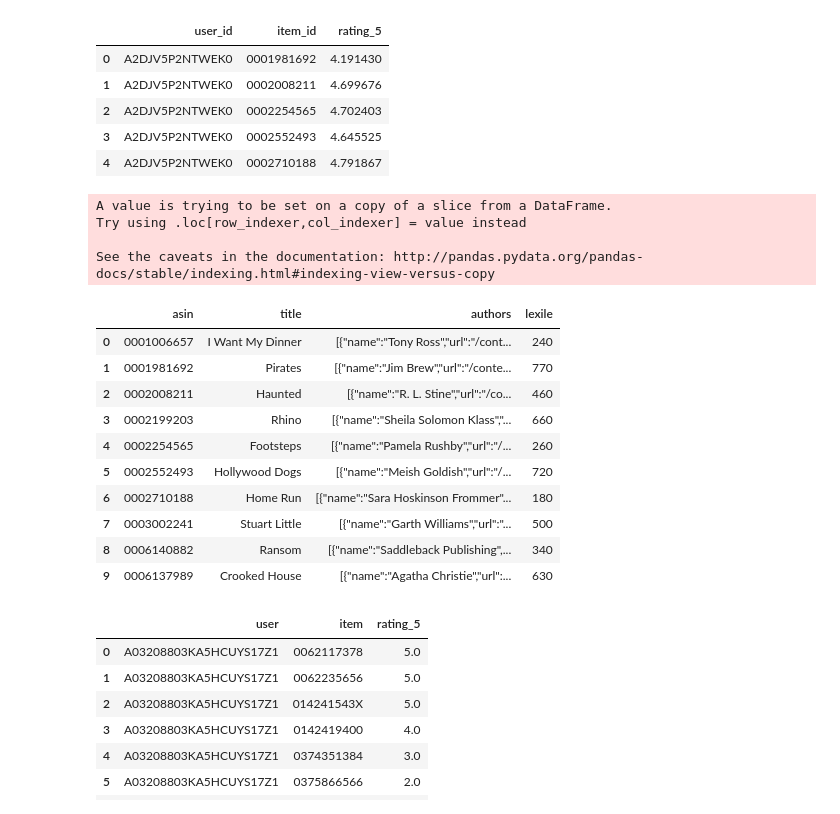
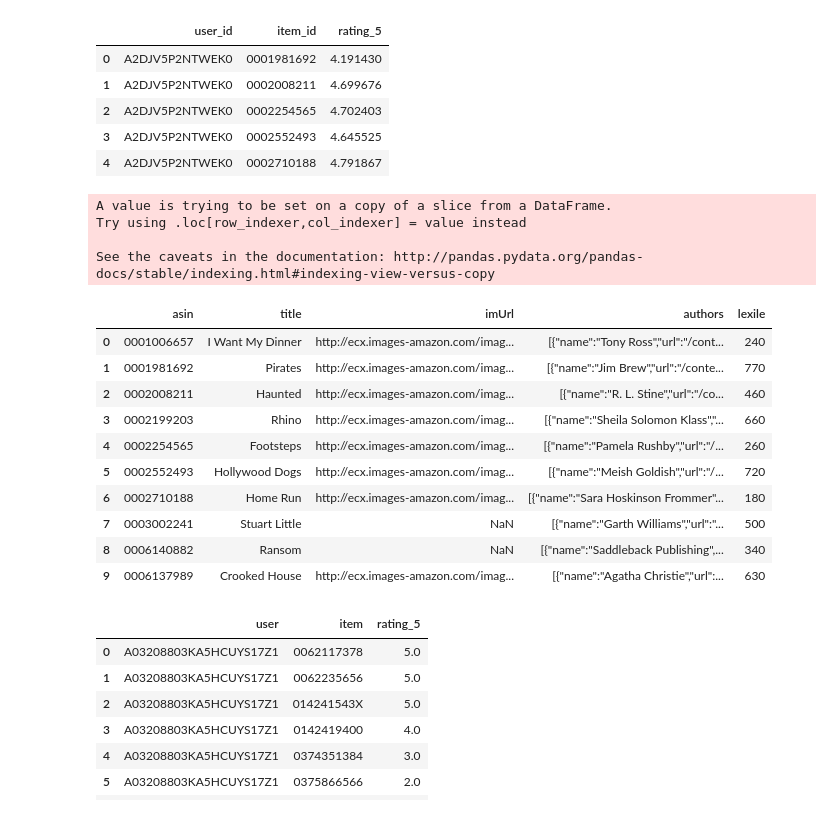
Before and after one commit to ankur-rc/blyton-book_recommender, a Jupyter notebook: code/data.engg/storing_sql_db.ipynb, the cells around one changed output. Drawn from its saved outputs; the diff is of its cells as text; code cells hidden in the pictures.

```diff
--- a/code/data.engg/storing_sql_db.ipynb
+++ b/code/data.engg/storing_sql_db.ipynb
@@ -26,29 +26,29 @@ df.to_sql("predictions_tb", conn, index=False)
 # %%
 # store pickle files
 metadata = pd.read_pickle("refined_metadata.pkl")
 
-metadata1 = metadata[['asin', 'title', 'authors', 'lexile']]
+metadata1 = metadata[['asin', 'title', 'imUrl', 'authors', 'lexile']]
 
 metadata1['lexile'] = pd.to_numeric(np.where(metadata1['lexile'].str[0].str.isalpha()\
                                              , metadata1['lexile'].str[2:-1], metadata1['lexile'].str[:-1]))
 
 metadata1.head(10)
 # %% [output]
 A value is trying to be set on a copy of a slice from a DataFrame.
 Try using .loc[row_indexer,col_indexer] = value instead
 
 See the caveats in the documentation: http://pandas.pydata.org/pandas-docs/stable/indexing.html#indexing-view-versus-copy
-|  | asin | title | authors | lexile |
-| 0 | 0001006657 | I Want My Dinner | [{"name":"Tony Ross","url":"/cont... | 240 |
-| 1 | 0001981692 | Pirates | [{"name":"Jim Brew","url":"/conte... | 770 |
-| 2 | 0002008211 | Haunted | [{"name":"R. L. Stine","url":"/co... | 460 |
-| 3 | 0002199203 | Rhino | [{"name":"Sheila Solomon Klass","... | 660 |
-| 4 | 0002254565 | Footsteps | [{"name":"Pamela Rushby","url":"/... | 260 |
-| 5 | 0002552493 | Hollywood Dogs | [{"name":"Meish Goldish","url":"/... | 720 |
-| 6 | 0002710188 | Home Run | [{"name":"Sara Hoskinson Frommer"... | 180 |
-| 7 | 0003002241 | Stuart Little | [{"name":"Garth Williams","url":"... | 500 |
-| 8 | 0006140882 | Ransom | [{"name":"Saddleback Publishing",... | 340 |
-| 9 | 0006137989 | Crooked House | [{"name":"Agatha Christie","url":... | 630 |
+|  | asin | title | imUrl | authors | lexile |
+| 0 | 0001006657 | I Want My Dinner | http://ecx.images-amazon.com/imag... | [{"name":"Tony Ross","url":"/cont... | 240 |
+| 1 | 0001981692 | Pirates | http://ecx.images-amazon.com/imag... | [{"name":"Jim Brew","url":"/conte... | 770 |
+| 2 | 0002008211 | Haunted | http://ecx.images-amazon.com/imag... | [{"name":"R. L. Stine","url":"/co... | 460 |
+| 3 | 0002199203 | Rhino | http://ecx.images-amazon.com/imag... | [{"name":"Sheila Solomon Klass","... | 660 |
+| 4 | 0002254565 | Footsteps | http://ecx.images-amazon.com/imag... | [{"name":"Pamela Rushby","url":"/... | 260 |
+| 5 | 0002552493 | Hollywood Dogs | http://ecx.images-amazon.com/imag... | [{"name":"Meish Goldish","url":"/... | 720 |
+| 6 | 0002710188 | Home Run | http://ecx.images-amazon.com/imag... | [{"name":"Sara Hoskinson Frommer"... | 180 |
+| 7 | 0003002241 | Stuart Little | NaN | [{"name":"Garth Williams","url":"... | 500 |
+| 8 | 0006140882 | Ransom | NaN | [{"name":"Saddleback Publishing",... | 340 |
+| 9 | 0006137989 | Crooked House | http://ecx.images-amazon.com/imag... | [{"name":"Agatha Christie","url":... | 630 |
 # %%
 cursor.execute('''DROP TABLE IF EXISTS metadata_tbl''')
 conn.commit()
```
Also changed, not shown: parts of 10 cells of this notebook.
